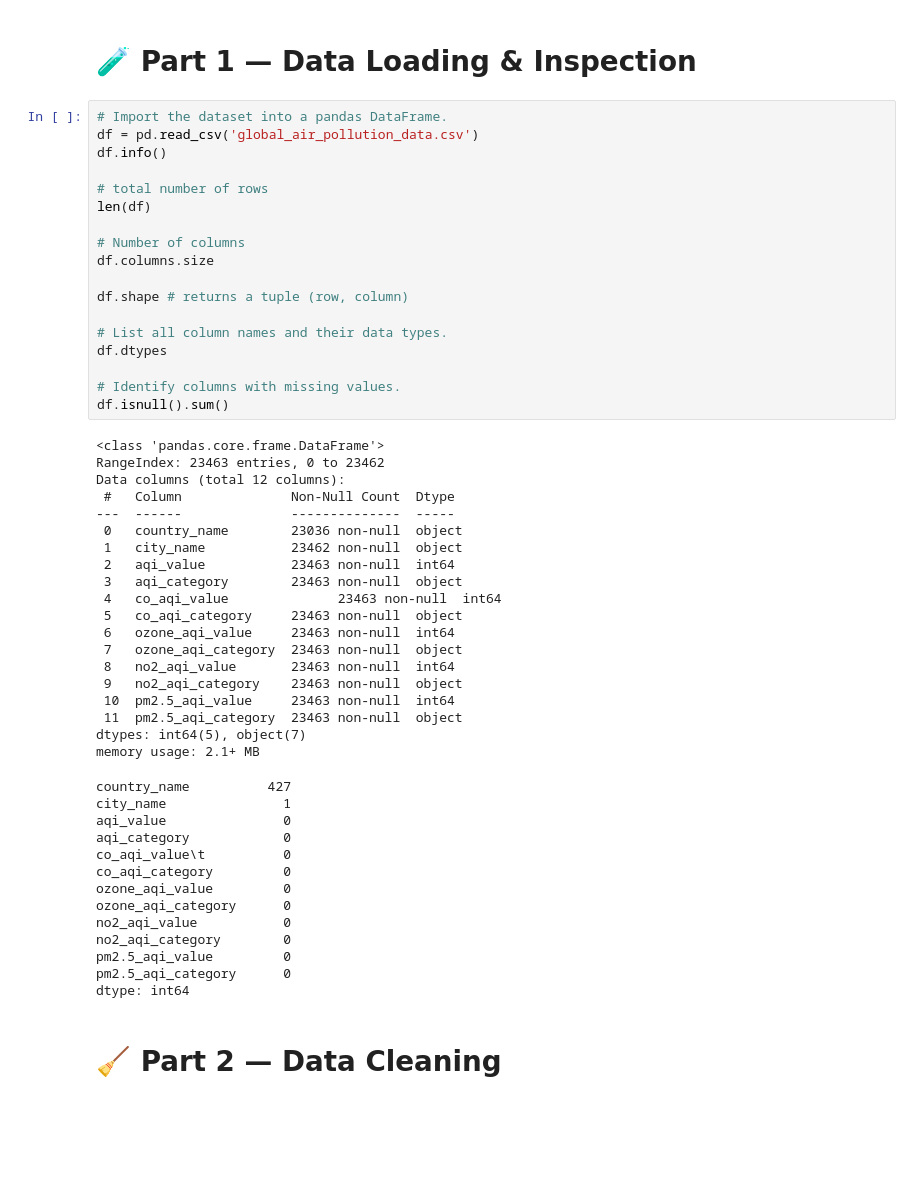
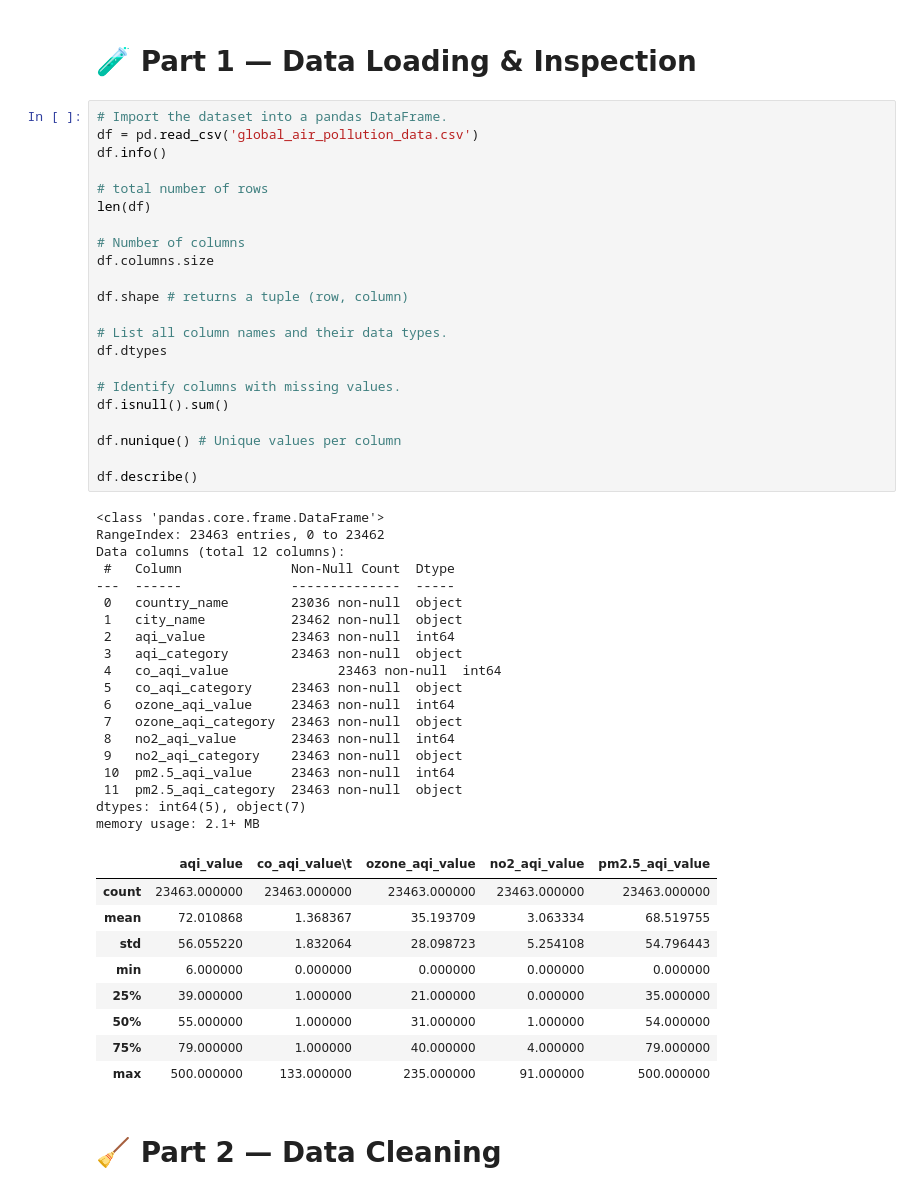
Before and after one commit to Chirunga-Chiro/global_air_pollution_analysis, a Jupyter notebook: air_pollution_analysis.ipynb, the cells around one changed output. Saved outputs shown, nothing was run; the diff lists cells and outputs as text; blank space fills up the shorter version.

```diff
--- a/air_pollution_analysis.ipynb
+++ b/air_pollution_analysis.ipynb
@@ -18,46 +19,46 @@ len(df)
 # Number of columns
 df.columns.size
 
 df.shape # returns a tuple (row, column)
 
 # List all column names and their data types.
 df.dtypes
 
 # Identify columns with missing values.
 df.isnull().sum()
+
+df.nunique() # Unique values per column
+
+df.describe()
 # %% [output]
 <class 'pandas.core.frame.DataFrame'>
 RangeIndex: 23463 entries, 0 to 23462
 Data columns (total 12 columns):
  #   Column              Non-Null Count  Dtype
 ---  ------              --------------  -----
  0   country_name        23036 non-null  object
  1   city_name           23462 non-null  object
  2   aqi_value           23463 non-null  int64
  3   aqi_category        23463 non-null  object
  4   co_aqi_value              23463 non-null  int64
  5   co_aqi_category     23463 non-null  object
  6   ozone_aqi_value     23463 non-null  int64
  7   ozone_aqi_category  23463 non-null  object
  8   no2_aqi_value       23463 non-null  int64
  9   no2_aqi_category    23463 non-null  object
  10  pm2.5_aqi_value     23463 non-null  int64
  11  pm2.5_aqi_category  23463 non-null  object
 dtypes: int64(5), object(7)
 memory usage: 2.1+ MB
-country_name          427
-city_name               1
-aqi_value               0
-aqi_category            0
-co_aqi_value\t          0
-co_aqi_category         0
-ozone_aqi_value         0
-ozone_aqi_category      0
-no2_aqi_value           0
-no2_aqi_category        0
-pm2.5_aqi_value         0
-pm2.5_aqi_category      0
-dtype: int64
+|  | aqi_value | co_aqi_value\t | ozone_aqi_value | no2_aqi_value | pm2.5_aqi_value |
+| count | 23463.000000 | 23463.000000 | 23463.000000 | 23463.000000 | 23463.000000 |
+| mean | 72.010868 | 1.368367 | 35.193709 | 3.063334 | 68.519755 |
+| std | 56.055220 | 1.832064 | 28.098723 | 5.254108 | 54.796443 |
+| min | 6.000000 | 0.000000 | 0.000000 | 0.000000 | 0.000000 |
+| 25% | 39.000000 | 1.000000 | 21.000000 | 0.000000 | 35.000000 |
+| 50% | 55.000000 | 1.000000 | 31.000000 | 1.000000 | 54.000000 |
+| 75% | 79.000000 | 1.000000 | 40.000000 | 4.000000 | 79.000000 |
+| max | 500.000000 | 133.000000 | 235.000000 | 91.000000 | 500.000000 |
 # %% [markdown]
 # 🧹 Part 2 — Data Cleaning
 # %% [markdown]
```
Also changed, not shown: parts of 17 cells of this notebook, 1 other file.
